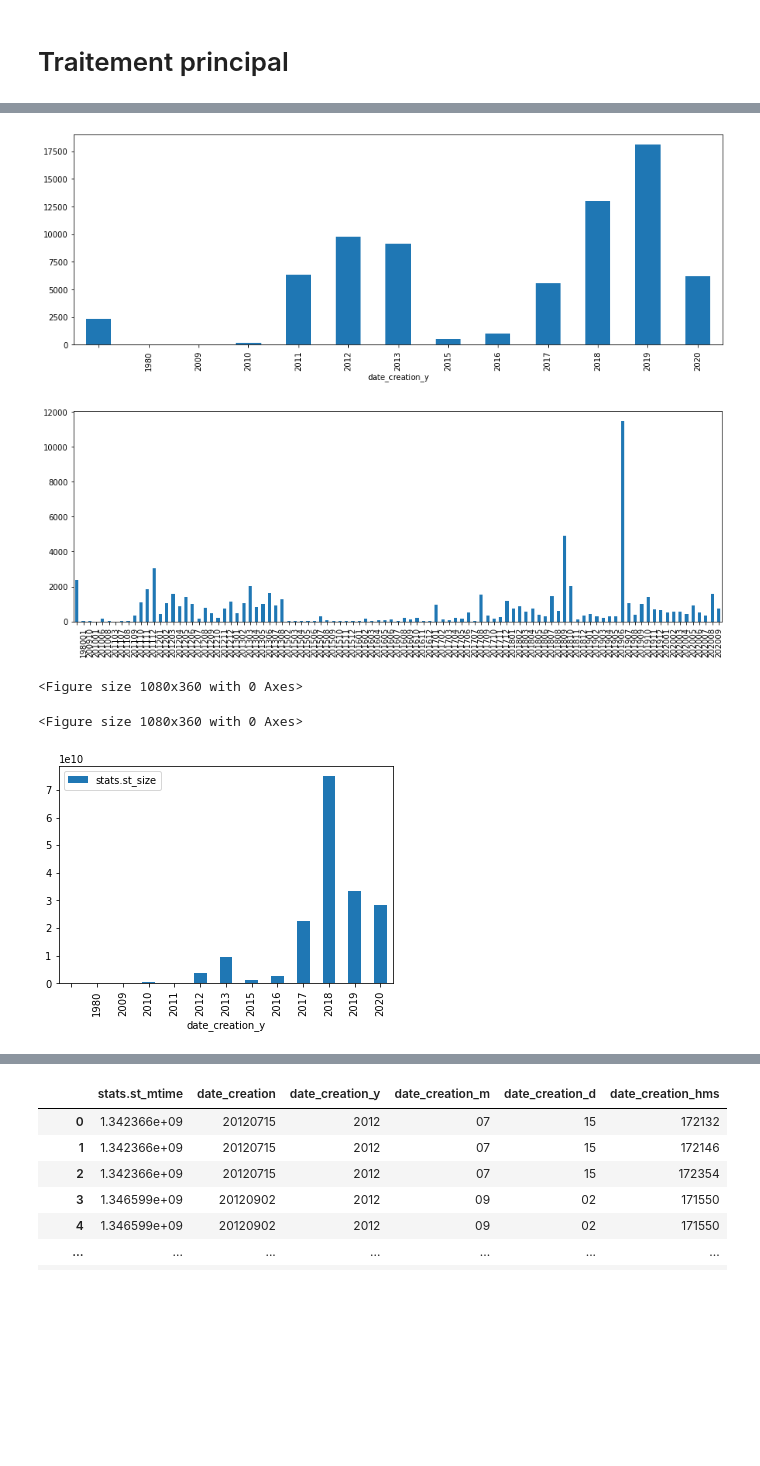
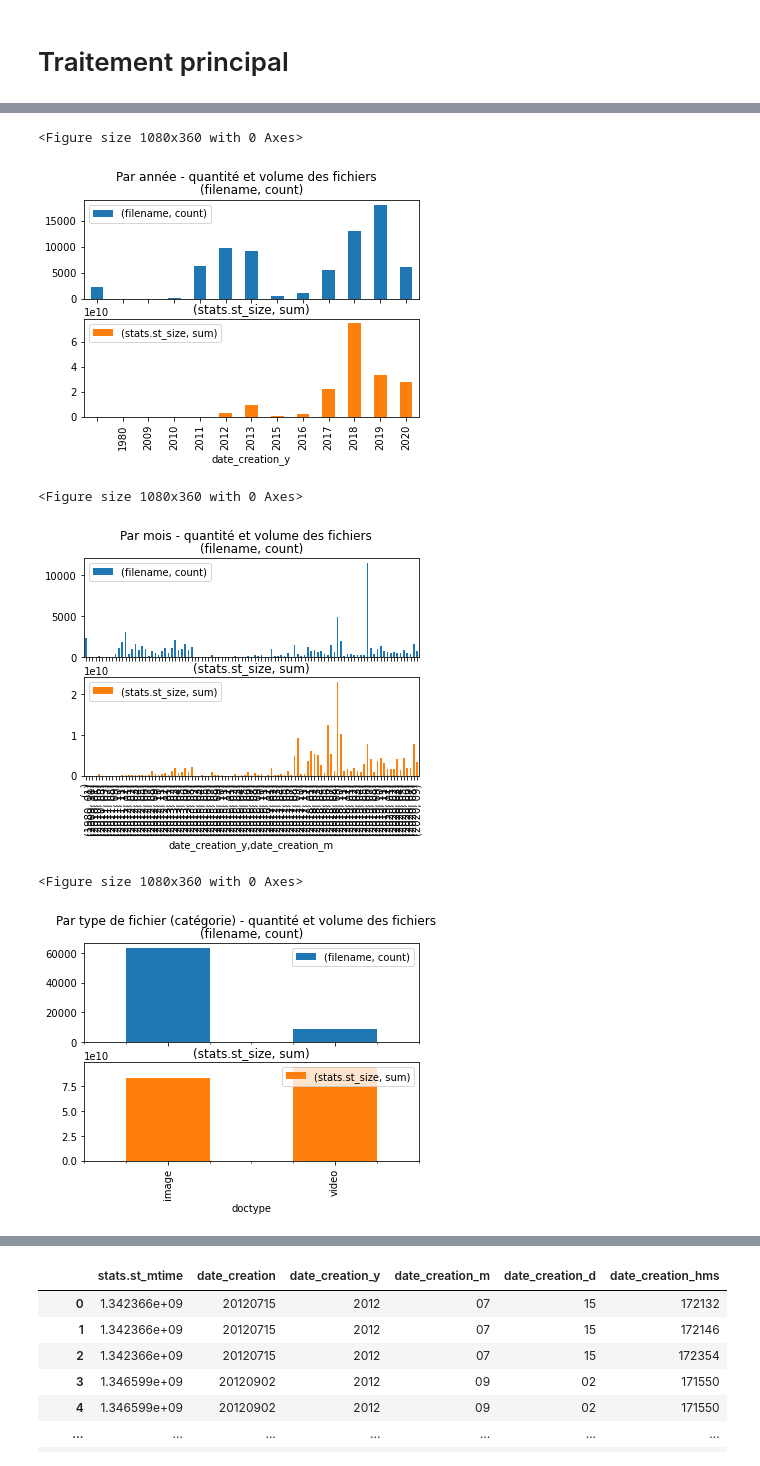
Before and after one commit to PatriceBt/Prjph_Photos, a Jupyter notebook: Prjph_Statistiques.ipynb, the cells around one changed output, grey strips where cells are left out. Drawn from its saved outputs; the diff is of its cells as text; code cells hidden in the pictures; blank space fills up the shorter version.

Commit message:
Statistiques : graphes terminés - Catalogue : comments

```diff
--- a/Prjph_Statistiques.ipynb
+++ b/Prjph_Statistiques.ipynb
@@ -369,54 +392,65 @@ df_stats = fnph_read_mongodb(mydb_name,
 # CALCUL ET REPRESENTATION GRAPHIQUE DES STATISTIQUES
 #--------------------------------------------------------
 
+#Préparation du df (df_stats) -------------
+#Ajout de colonnes
+
 #Conversion de st_mtime (timestamp) en date claire
-#Ajout de colonnes
 df_stats['date_creation'    ]   = df_stats['stats.st_mtime'].apply(lambda x: time.strftime('%Y%m%d', time.localtime(x))  if pd.notnull(x) else '')
 df_stats['date_creation_y'  ] = df_stats['stats.st_mtime'].apply(lambda x: time.strftime('%Y'    , time.localtime(x))  if pd.notnull(x) else '')
 df_stats['date_creation_m'  ] = df_stats['stats.st_mtime'].apply(lambda x: time.strftime('%m'    , time.localtime(x))  if pd.notnull(x) else '')
 df_stats['date_creation_d'  ] = df_stats['stats.st_mtime'].apply(lambda x: time.strftime('%d'    , time.localtime(x))  if pd.notnull(x) else '')
 df_stats['date_creation_hms'] = df_stats['stats.st_mtime'].apply(lambda x: time.strftime('%H%M%S', time.localtime(x))  if pd.notnull(x) else '')
 
-#--------------------
-# - Quantités
-plt.figure(figsize=(15,5))
-df_sq_year = df_stats.groupby(df_stats['date_creation_y']).size()
-df_sq_year.plot.bar()
-# q.3 - nombre par mois
-plt.figure(figsize=(15,5))
-df_sq_month = df_stats.groupby(df_stats['date_creation_y']+df_stats['date_creation_m']).size()
-df_sq_month.plot.bar()
-# q.4 - nombre par jour
-plt.figure(figsize=(15,5))
-df_sq_day = df_stats.groupby(df_stats['date_creation_y']+df_stats['date_creation_m']+df_stats['date_creation_d']).size()
-#df_sq_day.plot.bar()
+#Conversion de orgnl_dirname (liste) en string (la liste ne contient qu'un seul élément)
+df_stats['orgnl_dirname_str'] = df_stats['orgnl_dirname'].apply(lambda x: x[0])
 
 
-# - Volumes
+#--------------------
+# GRAPHIQUES
+#--------------------
+
+# - Quantités et volumes
+
+mytitle = 'Par année - quantité et volume des fichiers'
 plt.figure(figsize=(15,5))
-df_sv_year = df_stats[['date_creation_y','stats.st_size']].groupby(df_stats['date_creation_y']).sum()
-df_sv_year.plot.bar()
+#df_sq_year = df_stats.groupby(df_stats['date_creation_y']).size()
+df_sq_year = df_stats.groupby('date_creation_y').agg({'filename':['count'], 'stats.st_size':['sum']})
+#df_sq_year.plot.bar()
+df_sq_year.plot(kind='bar',subplots=True,sharex=True,sharey=False,title=mytitle);
+
+mytitle = 'Par mois - quantité et volume des fichiers'
 plt.figure(figsize=(15,5))
-df_sv_month = df_stats[['date_creation_y','date_creation_m','stats.st_size']].groupby(df_stats['date_creation_y']+df_stats['date_creation_m']).sum()
-df_sv_month.plot.bar()
-plt.figure(figsize=(15,5))
-df_sv_day = df_stats[['date_creation_y','date_creation_m','date_creation_d','stats.st_size']].groupby(df_stats['date_creation_y']+df_stats['date_creation_m']+df_stats['date_creation_d']).sum()
-#df_sv_day.plot.bar()
+df_sq_month = df_stats.groupby(['date_creation_y','date_creation_m']).agg({'filename':['count'], 'stats.st_size':['sum']})
+#df_sq_month.plot.bar()
+df_sq_month.plot(kind='bar',subplots=True,sharex=True,sharey=False,title=mytitle);
 
 
-# Par catégorie
+mytitle = 'Par type de fichier (catégorie) - quantité et volume des fichiers'
+plt.figure(figsize=(15,5))
+df_sc = df_stats.groupby('doctype').agg({'filename':['count'], 'stats.st_size':['sum']})
+df_sc.plot(kind='bar',subplots=True,sharex=True,sharey=False,title=mytitle);
+
+mytitle = 'Par extension de fichier (type) - quantité et volume des fichiers'
+plt.figure(figsize=(15,5))
+df_st = df_stats.groupby('extfile').agg({'filename':['count'], 'stats.st_size':['sum']})
+df_st.plot(kind='bar',subplots=True,sharex=True,sharey=False,title=mytitle);
+
+mytitle = 'Par dossier [à modifier pour avoir le dossier initial de recherche] - quantité et volume des fichiers'
+plt.figure(figsize=(15,5))
+df_st = df_stats.groupby('orgnl_dirname_str').agg({'filename':['count'], 'stats.st_size':['sum']})
+df_st.plot(kind='bar',subplots=True,sharex=True,sharey=False,title=mytitle);
 
 
 
-# Par type de fichiers
+# Croisements
+mytitle = 'Par année et catégorie - quantité et volume des fichiers'
+plt.figure(figsize=(15,5))
+df_syc = df_stats.groupby(['date_creation_y','doctype']).agg({'filename':['count'], 'stats.st_size':['sum']})
+df_syc.plot(kind='bar',subplots=True,sharex=True,sharey=False,title=mytitle);
 
 
 
-# Croisement Catégorie-année
-
-
-
-# Croisement Type de fichier-année
 
 # --------------------
 # FIN DE TRAITEMENT
@@ -501,5 +535,6 @@ Wall time: 8.79 s
+<Figure size 1080x360 with 0 Axes>
-[figure, old version]
+[figure, new version]
+<Figure size 1080x360 with 0 Axes>
-[figure, old version]
+[figure, new version]
-<Figure size 1080x360 with 0 Axes>
-<Figure size 1080x360 with 0 Axes>
+<Figure size 1080x360 with 0 Axes>
-[figure, old version]
+[figure, new version]
```
Also changed, not shown: parts of 25 cells of this notebook, 1 other file.
